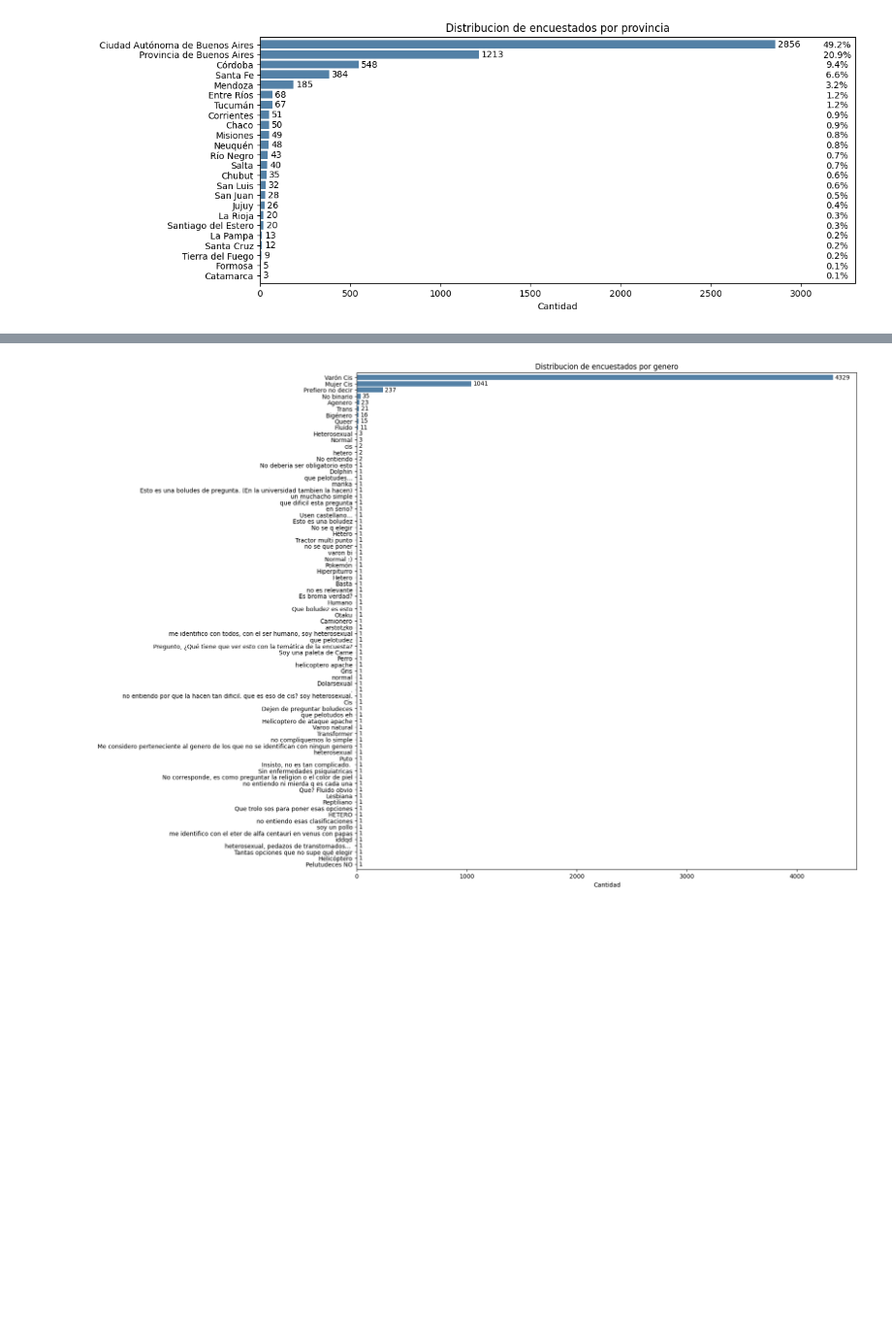
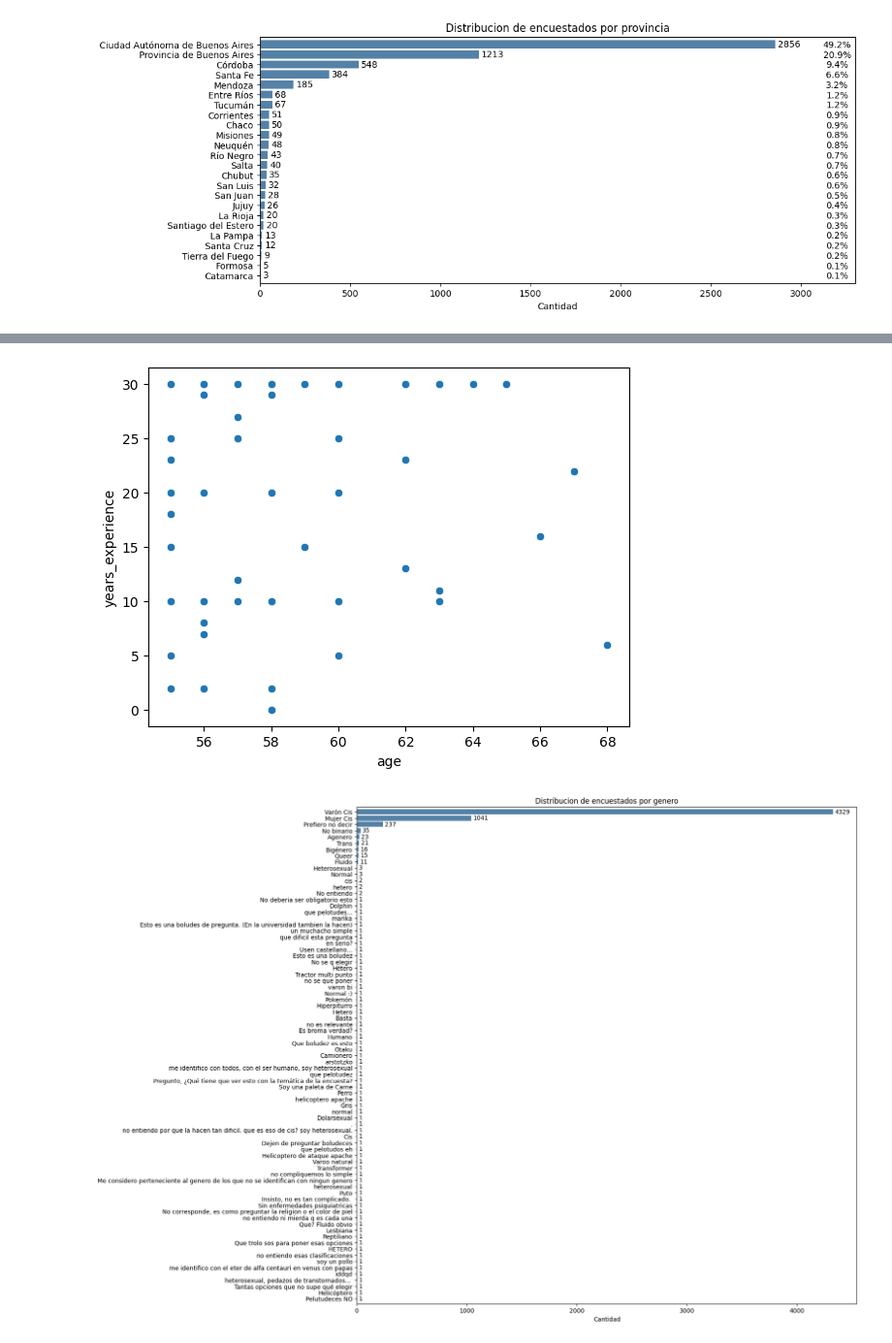
Before and after one commit to simonzanetti/2023.2-SysArmy-IT-Salaries-Survey, a Jupyter notebook: 2023_2_SysArmy_Survey.ipynb, the cells around one changed output, grey strips where cells are left out. Shown at 97% size. Cells and saved outputs as stored; diff of their text form; code cells hidden in the pictures; blank space fills up the shorter version.

```diff
--- a/2023_2_SysArmy_Survey.ipynb
+++ b/2023_2_SysArmy_Survey.ipynb
@@ -362,3 +377,8 @@ boxplot_plotting_values('age',ax)
+# %%
+ax = sns.scatterplot(x=salaries[(stats.zscore(salaries['age']) < 3) & (salaries['age'] >= 55) & (salaries['age'] < 70)]['age'],
+                     y=salaries[(stats.zscore(salaries['years_experience']) < 3) & (salaries['age'] >= 55) & (salaries['age'] < 70)]['years_experience'])
+# %% [output]
+[figure, added]
 # %%
 #GENDER
 fig = plt.figure(figsize=(15, 15))
```
Also changed, not shown: parts of 7 cells of this notebook.
